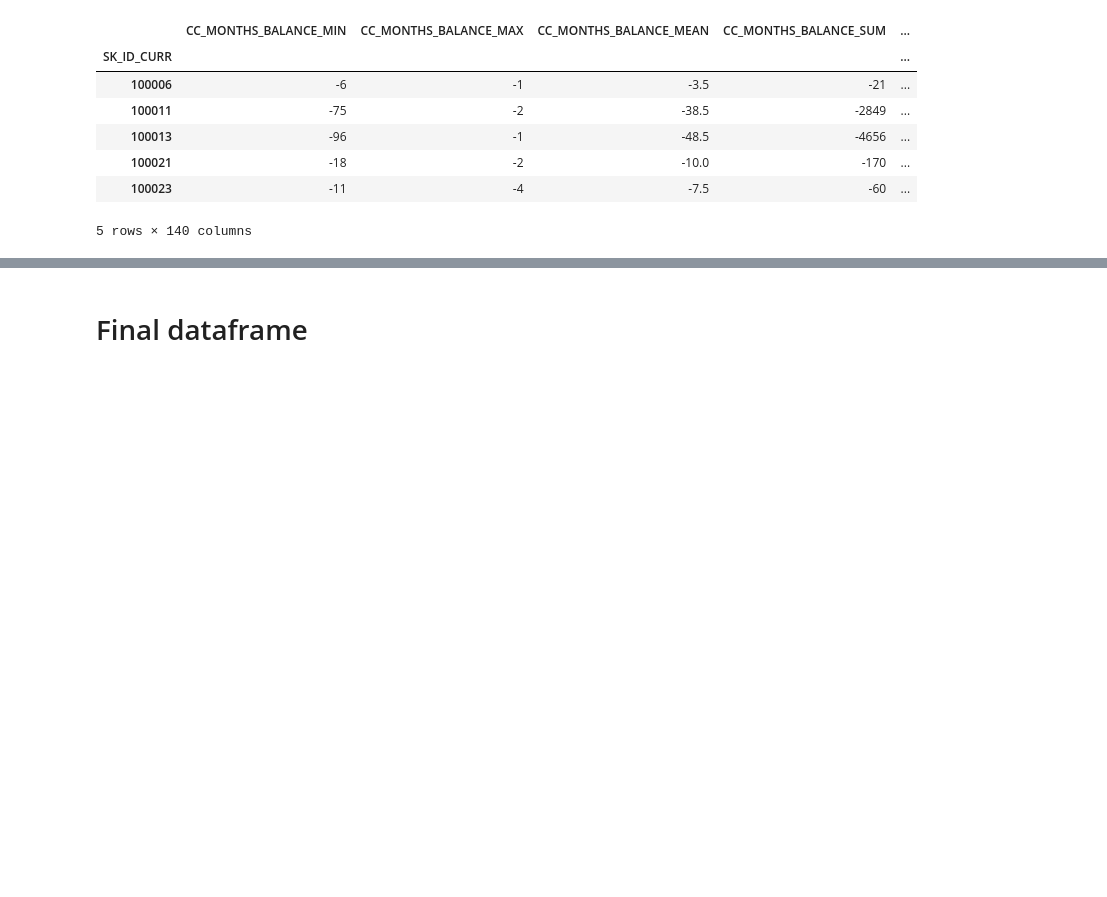
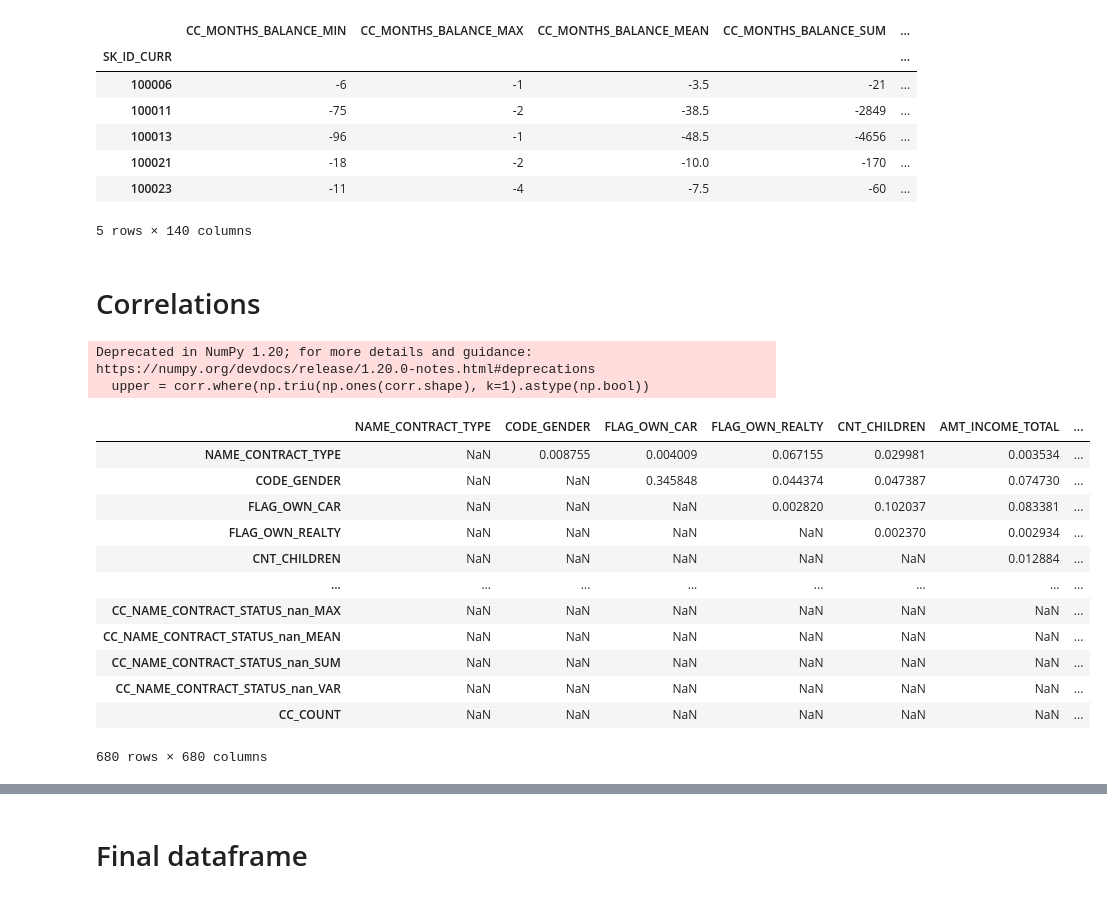
Before and after one commit to ahonestla/OC_DS_P7, a Jupyter notebook: notebooks/2-feature-engineering.ipynb, the cells around one changed output, grey strips where cells are left out. Drawn from its saved outputs; the diff is of its cells as text; code cells hidden in the pictures; blank space fills up the shorter version.

```diff
--- a/notebooks/2-feature-engineering.ipynb
+++ b/notebooks/2-feature-engineering.ipynb
@@ -576,0 +578,5 @@ merged_df = merged_df.join(cc_grouped, how='left', on=ID)
+# %%
+# Remove id
+merged_df = merged_df.drop(columns=ID)
+# %% [markdown]
+# Correlations
@@ -576,0 +586,20 @@ merged_df = merged_df.join(cc_grouped, how='left', on=ID)
+# %%
+# select upper traingle of correlation matrix
+upper = corr.where(np.triu(np.ones(corr.shape), k=1).astype(bool))
+display(upper)
+# %% [output]
+Deprecated in NumPy 1.20; for more details and guidance: https://numpy.org/devdocs/release/1.20.0-notes.html#deprecations
+  upper = corr.where(np.triu(np.ones(corr.shape), k=1).astype(np.bool))
+|  | NAME_CONTRACT_TYPE | CODE_GENDER | FLAG_OWN_CAR | FLAG_OWN_REALTY | CNT_CHILDREN | AMT_INCOME_TOTAL | ... |
+| NAME_CONTRACT_TYPE | NaN | 0.008755 | 0.004009 | 0.067155 | 0.029981 | 0.003534 | ... |
+| CODE_GENDER | NaN | NaN | 0.345848 | 0.044374 | 0.047387 | 0.074730 | ... |
+| FLAG_OWN_CAR | NaN | NaN | NaN | 0.002820 | 0.102037 | 0.083381 | ... |
+| FLAG_OWN_REALTY | NaN | NaN | NaN | NaN | 0.002370 | 0.002934 | ... |
+| CNT_CHILDREN | NaN | NaN | NaN | NaN | NaN | 0.012884 | ... |
+| ... | ... | ... | ... | ... | ... | ... | ... |
+| CC_NAME_CONTRACT_STATUS_nan_MAX | NaN | NaN | NaN | NaN | NaN | NaN | ... |
+| CC_NAME_CONTRACT_STATUS_nan_MEAN | NaN | NaN | NaN | NaN | NaN | NaN | ... |
+| CC_NAME_CONTRACT_STATUS_nan_SUM | NaN | NaN | NaN | NaN | NaN | NaN | ... |
+| CC_NAME_CONTRACT_STATUS_nan_VAR | NaN | NaN | NaN | NaN | NaN | NaN | ... |
+| CC_COUNT | NaN | NaN | NaN | NaN | NaN | NaN | ... |
+680 rows × 680 columns
```
Also changed, not shown: parts of 6 cells of this notebook, 2 other files.
